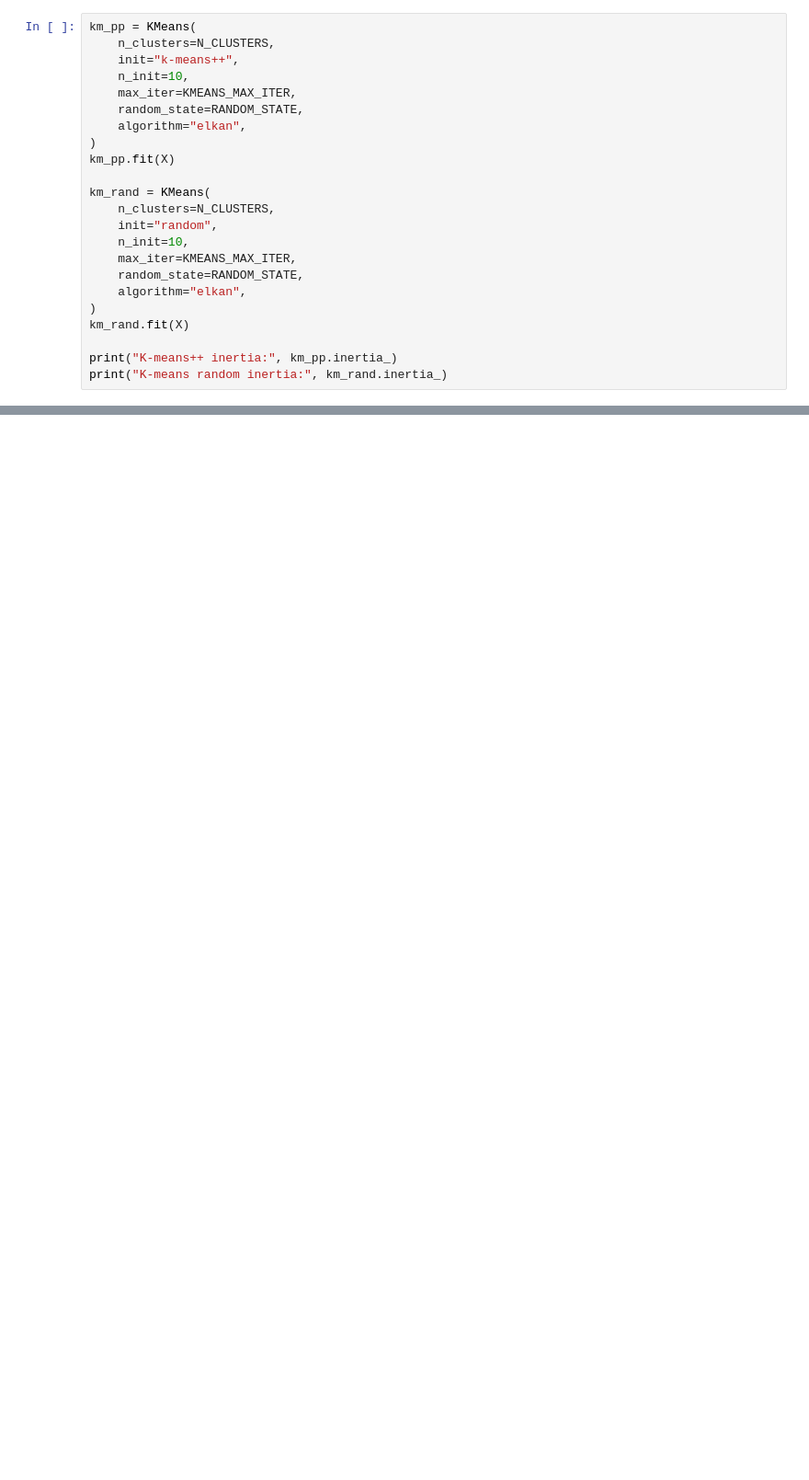
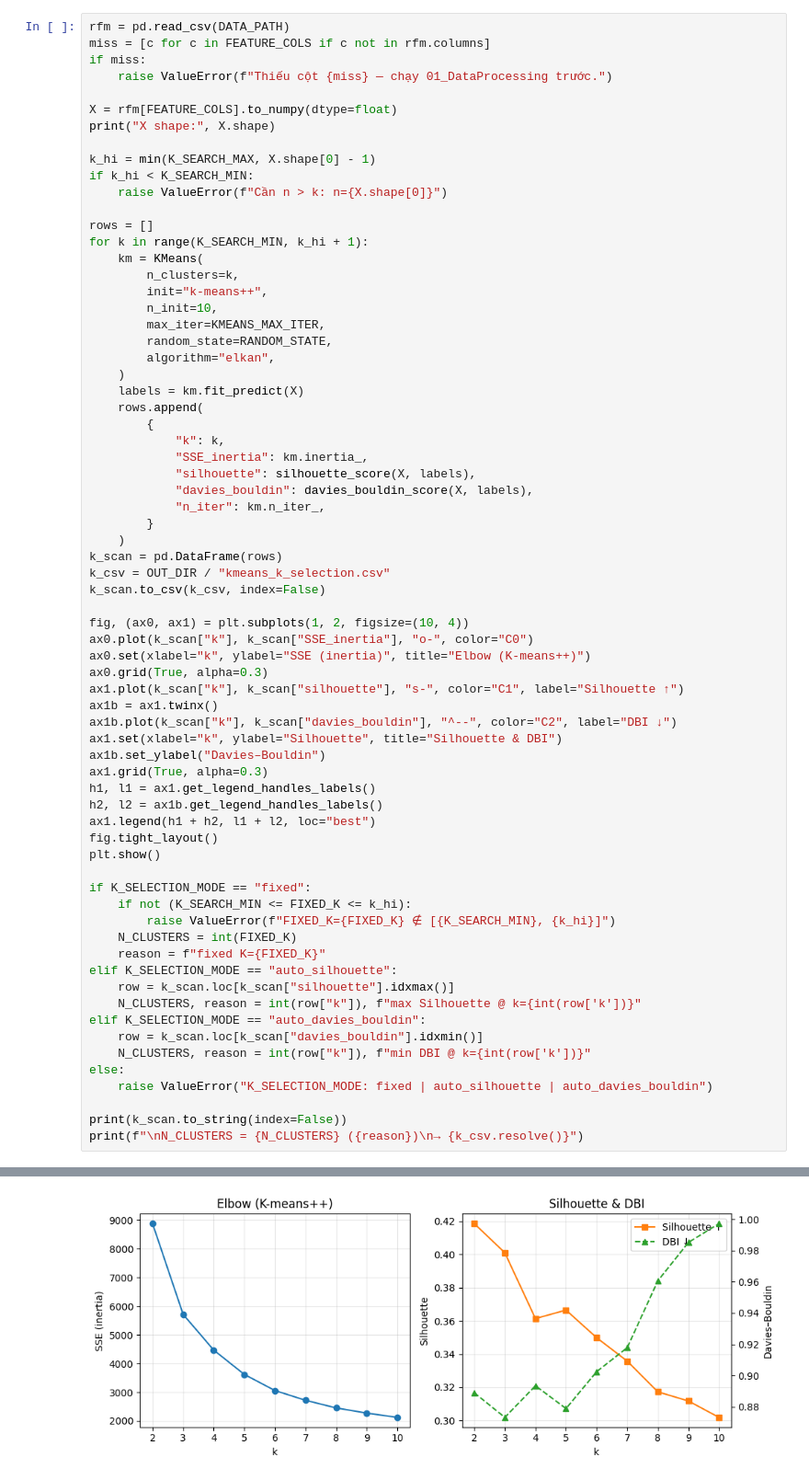
Before and after one commit to Viendeptrai1/GMS_AFKMC2, a Jupyter notebook: notebooks/online_retail/03_AFKMC2.ipynb, the cells around one changed output, grey strips where cells are left out. Shown at 92% size. Saved outputs shown, nothing was run; the diff lists cells and outputs as text; blank space fills up the shorter version.

Commit message:
Update K-means initialization comparison and K selection data for improved precision. Refine AFK-MC2 notebook content, enhancing clarity on clustering methods and K selection process.

```diff
--- a/notebooks/online_retail/03_AFKMC2.ipynb
+++ b/notebooks/online_retail/03_AFKMC2.ipynb
@@ -336,24 +115,70 @@ Baseline AFK-MC2(full) + K-means — SSE: 4785.251991296289 | n_iter: 16
 # %%
-km_pp = KMeans(
-    n_clusters=N_CLUSTERS,
-    init="k-means++",
-    n_init=10,
-    max_iter=KMEANS_MAX_ITER,
-    random_state=RANDOM_STATE,
-    algorithm="elkan",
-)
-km_pp.fit(X)
+rfm = pd.read_csv(DATA_PATH)
+miss = [c for c in FEATURE_COLS if c not in rfm.columns]
+if miss:
+    raise ValueError(f"Thiếu cột {miss} — chạy 01_DataProcessing trước.")
 
-km_rand = KMeans(
-    n_clusters=N_CLUSTERS,
-    init="random",
-    n_init=10,
-    max_iter=KMEANS_MAX_ITER,
-    random_state=RANDOM_STATE,
-    algorithm="elkan",
-)
-km_rand.fit(X)
+X = rfm[FEATURE_COLS].to_numpy(dtype=float)
+print("X shape:", X.shape)
 
-print("K-means++ inertia:", km_pp.inertia_)
-print("K-means random inertia:", km_rand.inertia_)
+k_hi = min(K_SEARCH_MAX, X.shape[0] - 1)
+if k_hi < K_SEARCH_MIN:
+    raise ValueError(f"Cần n > k: n={X.shape[0]}")
+
+rows = []
+for k in range(K_SEARCH_MIN, k_hi + 1):
+    km = KMeans(
+        n_clusters=k,
+        init="k-means++",
+        n_init=10,
+        max_iter=KMEANS_MAX_ITER,
+        random_state=RANDOM_STATE,
+        algorithm="elkan",
+    )
+    labels = km.fit_predict(X)
+    rows.append(
+        {
+            "k": k,
+            "SSE_inertia": km.inertia_,
+            "silhouette": silhouette_score(X, labels),
+            "davies_bouldin": davies_bouldin_score(X, labels),
+            "n_iter": km.n_iter_,
+        }
+    )
+k_scan = pd.DataFrame(rows)
+k_csv = OUT_DIR / "kmeans_k_selection.csv"
+k_scan.to_csv(k_csv, index=False)
+
+fig, (ax0, ax1) = plt.subplots(1, 2, figsize=(10, 4))
+ax0.plot(k_scan["k"], k_scan["SSE_inertia"], "o-", color="C0")
+ax0.set(xlabel="k", ylabel="SSE (inertia)", title="Elbow (K-means++)")
+ax0.grid(True, alpha=0.3)
+ax1.plot(k_scan["k"], k_scan["silhouette"], "s-", color="C1", label="Silhouette ↑")
+ax1b = ax1.twinx()
+ax1b.plot(k_scan["k"], k_scan["davies_bouldin"], "^--", color="C2", label="DBI ↓")
+ax1.set(xlabel="k", ylabel="Silhouette", title="Silhouette & DBI")
+ax1b.set_ylabel("Davies–Bouldin")
+ax1.grid(True, alpha=0.3)
+h1, l1 = ax1.get_legend_handles_labels()
+h2, l2 = ax1b.get_legend_handles_labels()
+ax1.legend(h1 + h2, l1 + l2, loc="best")
+fig.tight_layout()
+plt.show()
+
+if K_SELECTION_MODE == "fixed":
+    if not (K_SEARCH_MIN <= FIXED_K <= k_hi):
+        raise ValueError(f"FIXED_K={FIXED_K} ∉ [{K_SEARCH_MIN}, {k_hi}]")
+    N_CLUSTERS = int(FIXED_K)
+    reason = f"fixed K={FIXED_K}"
+elif K_SELECTION_MODE == "auto_silhouette":
+    row = k_scan.loc[k_scan["silhouette"].idxmax()]
+    N_CLUSTERS, reason = int(row["k"]), f"max Silhouette @ k={int(row['k'])}"
+elif K_SELECTION_MODE == "auto_davies_bouldin":
+    row = k_scan.loc[k_scan["davies_bouldin"].idxmin()]
+    N_CLUSTERS, reason = int(row["k"]), f"min DBI @ k={int(row['k'])}"
+else:
+    raise ValueError("K_SELECTION_MODE: fixed | auto_silhouette | auto_davies_bouldin")
+
+print(k_scan.to_string(index=False))
+print(f"\nN_CLUSTERS = {N_CLUSTERS} ({reason})\n→ {k_csv.resolve()}")
 # %% [output]
@@ -361,0 +186 @@ K-means random inertia: 4468.96110632747
+[figure, added]
```
Also changed, not shown: parts of 17 cells of this notebook, 2 other files.
